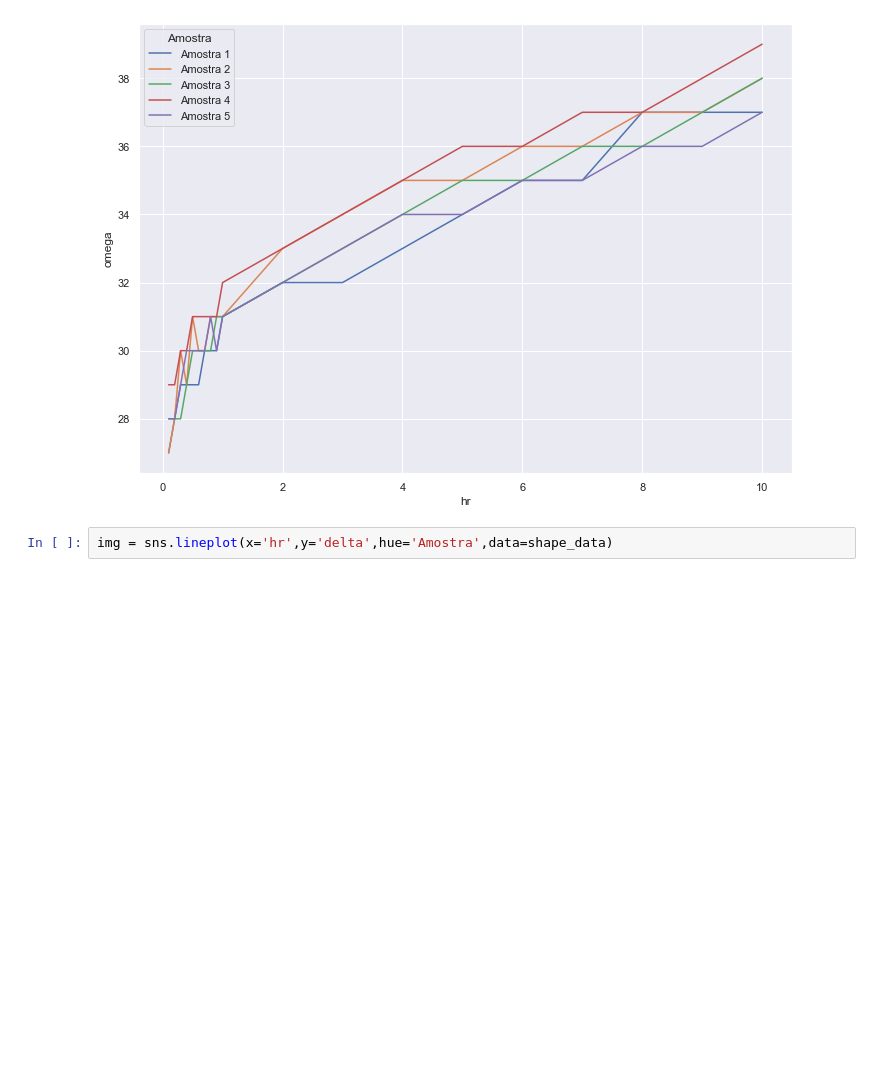
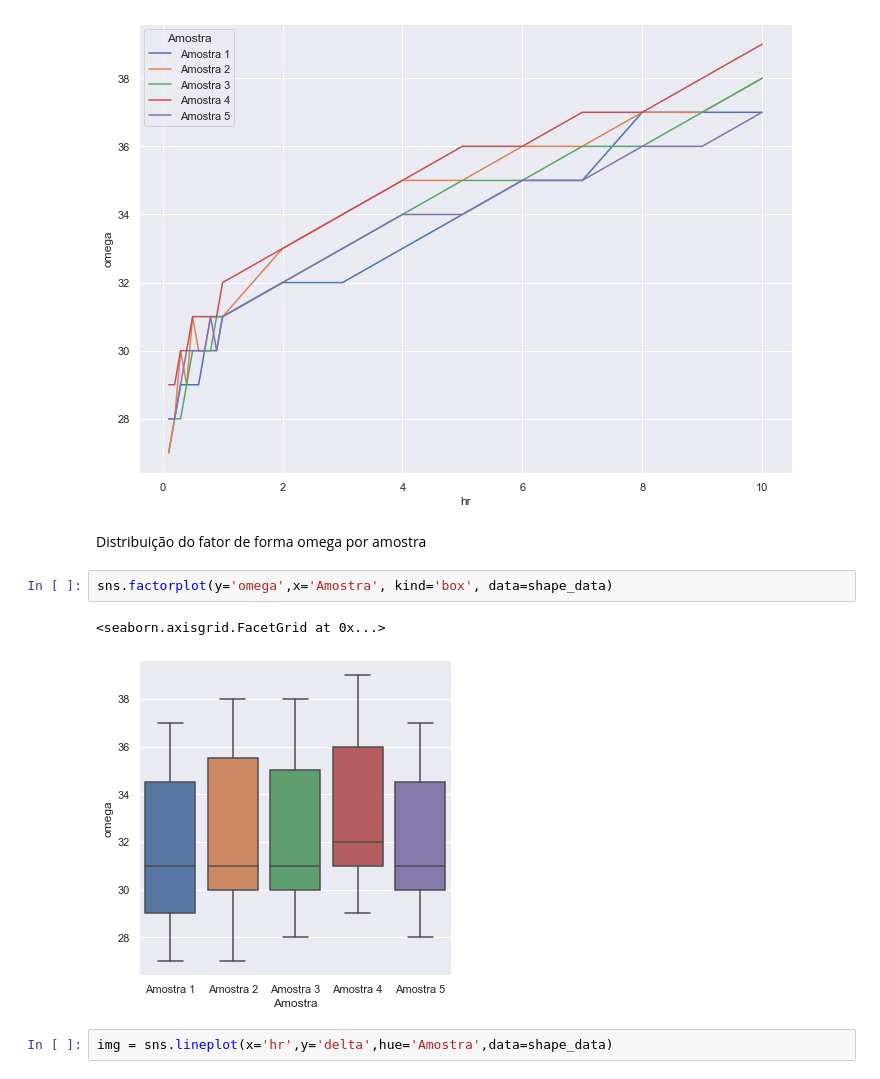
Before and after one commit to aluiztasil/Project-Lumia, a Jupyter notebook: Notebooks/Mestrado - Project Lumia.ipynb, the cells around one changed output. Drawn from its saved outputs; the diff is of its cells as text; blank space fills up the shorter version.

```diff
--- a/Notebooks/Mestrado - Project Lumia.ipynb
+++ b/Notebooks/Mestrado - Project Lumia.ipynb
@@ -1565,6 +1578,13 @@ img = sns.lineplot(x='hr',y='tau',hue='Amostra',data=shape_data)
 img = sns.lineplot(x='hr',y='omega',hue='Amostra',data=shape_data)
 # %% [output]
 [figure]
+# %% [markdown]
+Distribuição do fator de forma omega por amostra
+# %%
+sns.factorplot(y='omega',x='Amostra', kind='box', data=shape_data)
+# %% [output]
+<seaborn.axisgrid.FacetGrid at 0x...>
+[figure, added]
 # %%
 img = sns.lineplot(x='hr',y='delta',hue='Amostra',data=shape_data)
 # %% [output]
```
Also changed, not shown: parts of 9 cells of this notebook.
